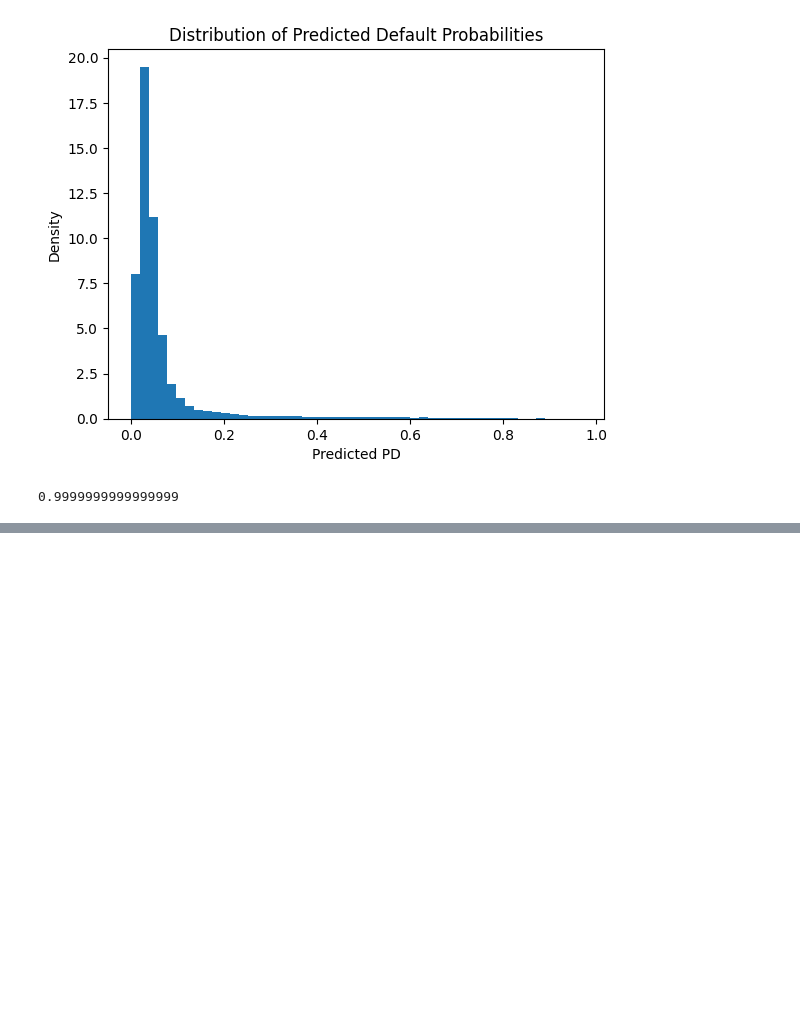
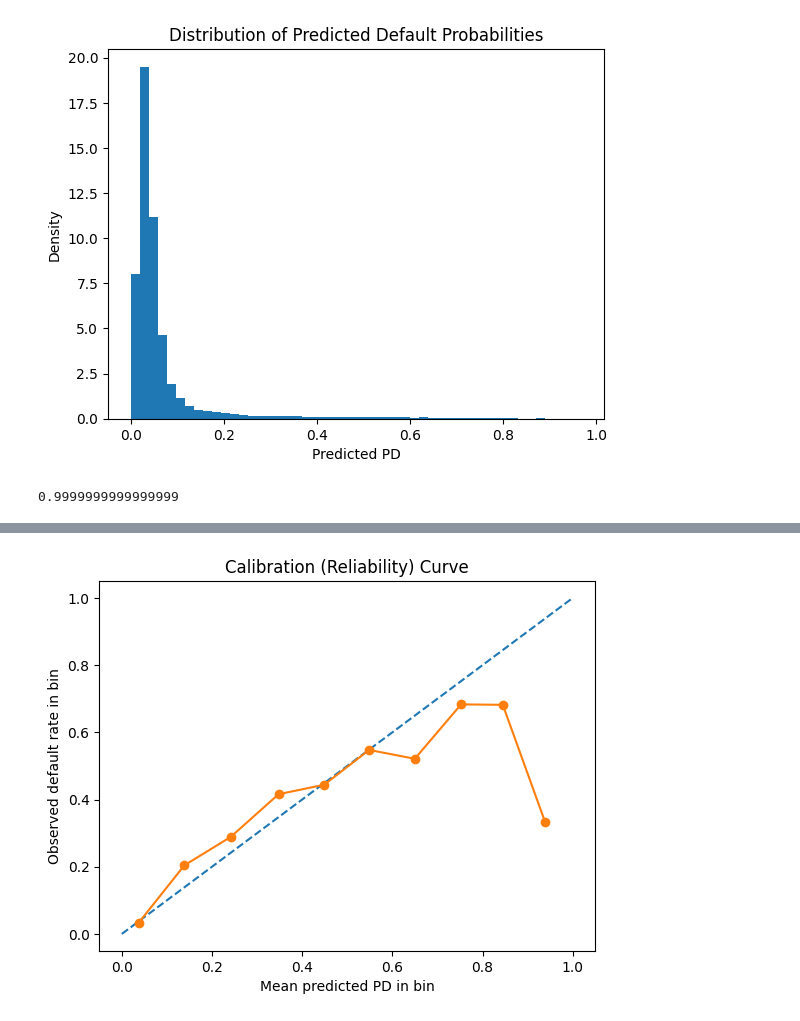
Before and after one commit to EsauCervantes/risk-modeling, a Jupyter notebook: model.ipynb, the cells around one changed output, grey strips where cells are left out. Drawn from its saved outputs; the diff is of its cells as text; code cells hidden in the pictures; blank space fills up the shorter version.

```diff
--- a/model.ipynb
+++ b/model.ipynb
@@ -189,0 +220,22 @@ print(area)
+# %%
+def calib_curve(y_true, y_prob, n_bins=10):
+    bins = np.linspace(0, 1, n_bins+1)
+    idx = np.digitize(y_prob, bins) - 1
+    frac_pos, mean_pred = [], []
+    for b in range(n_bins):
+        mask = (idx == b)
+        if mask.any():
+            frac_pos.append(y_true[mask].mean())
+            mean_pred.append(y_prob[mask].mean())
+    return np.array(mean_pred), np.array(frac_pos)
+
+mp, fp = calib_curve(y_true, y_score, n_bins=10)
+plt.figure()
+plt.plot([0,1],[0,1],'--')
+plt.plot(mp, fp, marker='o')
+plt.xlabel("Mean predicted PD in bin")
+plt.ylabel("Observed default rate in bin")
+plt.title("Calibration (Reliability) Curve")
+plt.show()
+# %% [output]
+[figure, added]
```
Also changed, not shown: parts of 2 cells of this notebook.
